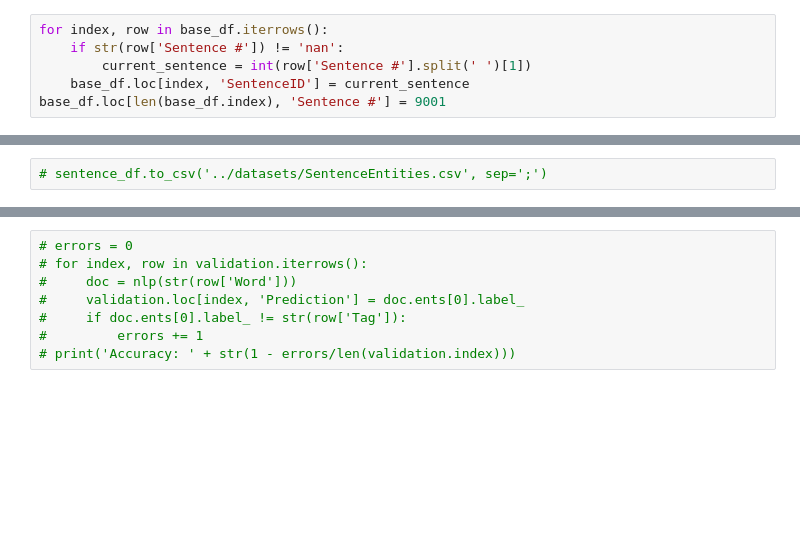
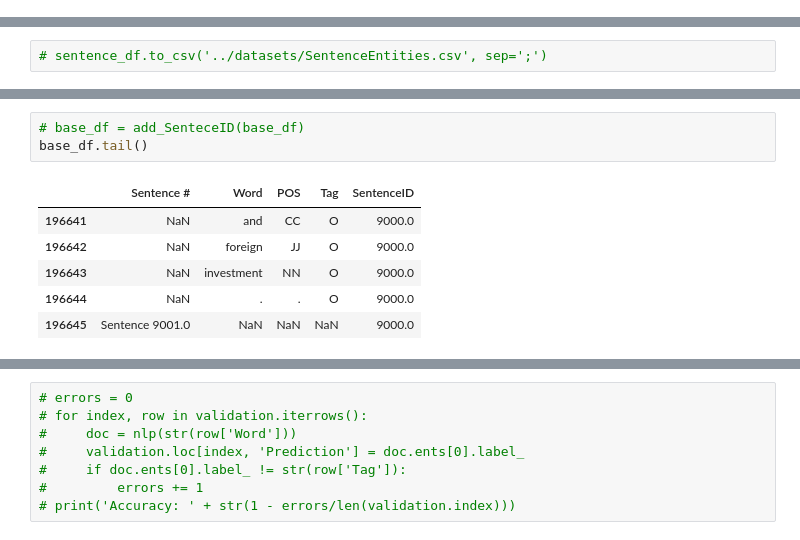
Before and after one commit to krisztianbenda/text_enrichment, a Jupyter notebook: notebooks/TrainSpacCy.ipynb, the cells around one changed output, grey strips where cells are left out. Drawn from its saved outputs; the diff is of its cells as text; blank space fills up the shorter version.

```diff
--- a/notebooks/TrainSpacCy.ipynb
+++ b/notebooks/TrainSpacCy.ipynb
@@ -23,8 +15,2 @@ base_df
 | freq | 1 | 9839 | 27417 | 166610 |
-# %%
-for index, row in base_df.iterrows():
-    if str(row['Sentence #']) != 'nan':
-        current_sentence = int(row['Sentence #'].split(' ')[1])
-    base_df.loc[index, 'SentenceID'] = current_sentence
-base_df.loc[len(base_df.index), 'Sentence #'] = 9001
 # %%
@@ -116,0 +86,10 @@ See the caveats in the documentation: http://pandas.pydata.org/pandas-docs/stabl
+# %%
+# base_df = add_SenteceID(base_df)
+base_df.tail()
+# %% [output]
+|  | Sentence # | Word | POS | Tag | SentenceID |
+| 196641 | NaN | and | CC | O | 9000.0 |
+| 196642 | NaN | foreign | JJ | O | 9000.0 |
+| 196643 | NaN | investment | NN | O | 9000.0 |
+| 196644 | NaN | . | . | O | 9000.0 |
+| 196645 | Sentence 9001.0 | NaN | NaN | NaN | 9000.0 |
```
Also changed, not shown: parts of 9 cells of this notebook, 1 other file.
